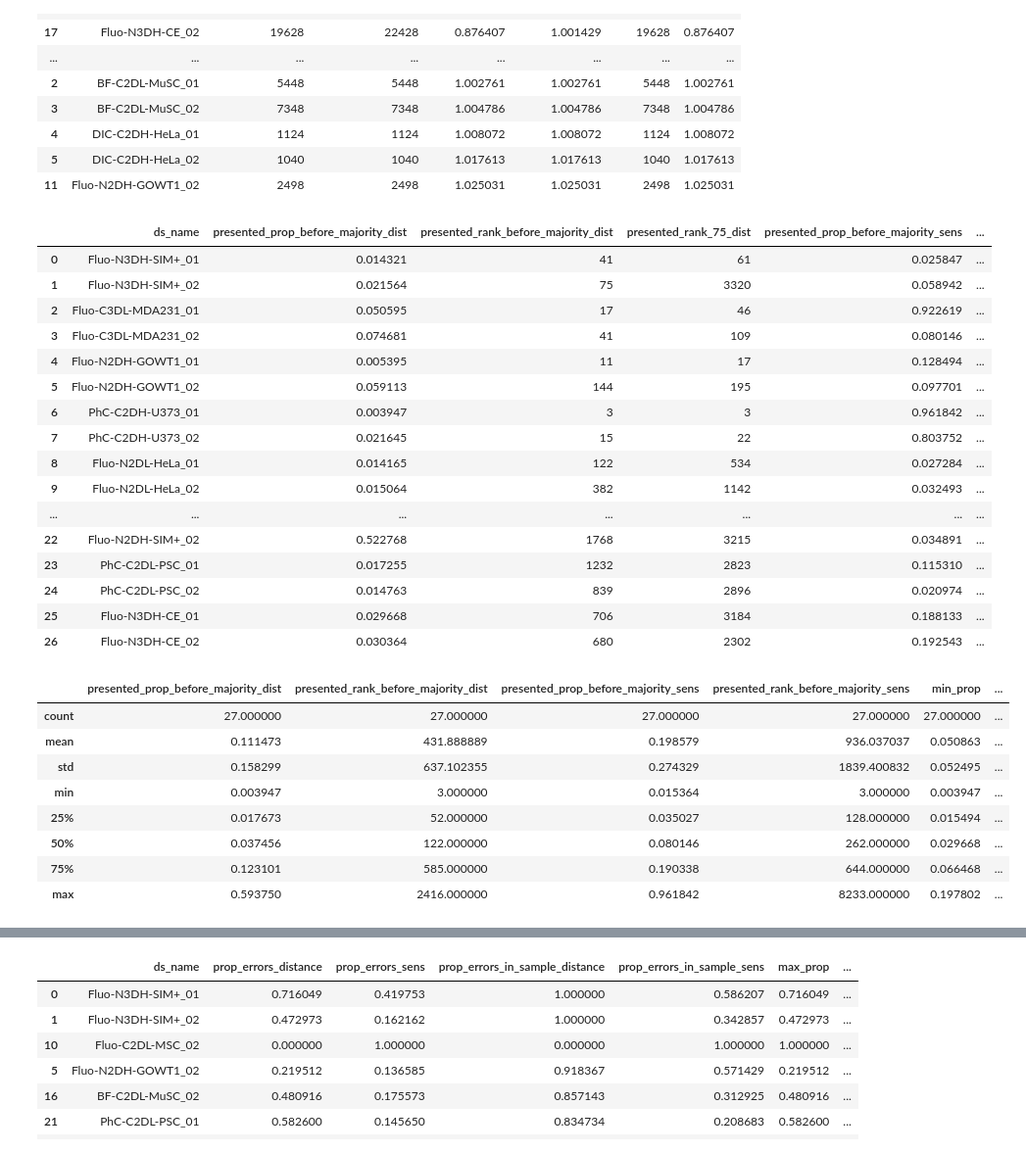
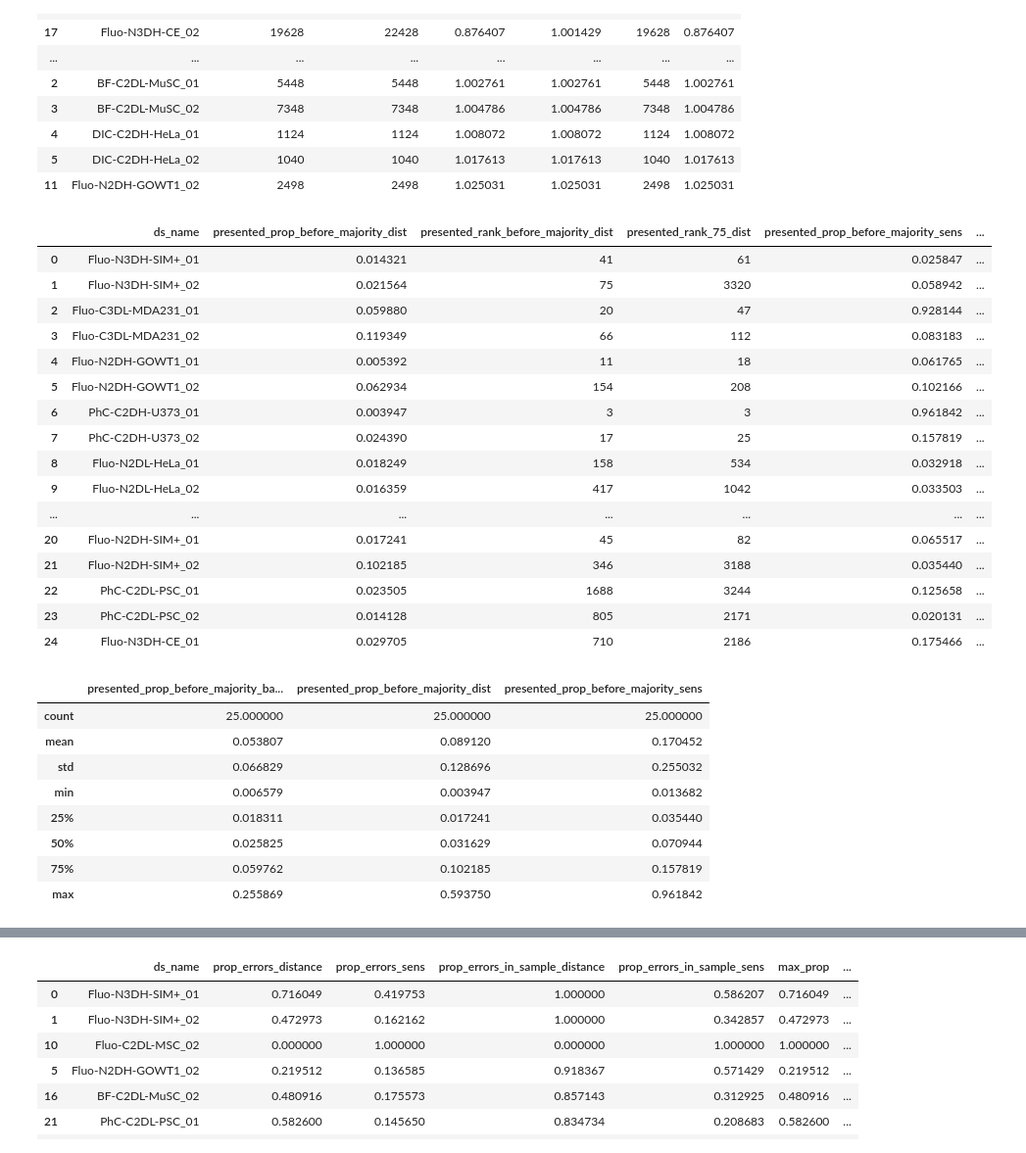
Before and after one commit to DragaDoncila/isbi25, a Jupyter notebook: plot_figures.ipynb, the cells around one changed output, grey strips where cells are left out. Shown at 98% size. Drawn from its saved outputs; the diff is of its cells as text; code cells hidden in the pictures.

```diff
--- a/plot_figures.ipynb
+++ b/plot_figures.ipynb
@@ -2,7 +2,7 @@
 import os
 import pandas as pd
 
-root_pth = '/home/ddon0001/PhD/experiments/error_sampling_ws_fa_fe_all1/'
+root_pth = '/home/ddon0001/PhD/experiments/error_sampling_ws_fa_fe/'
 all_ds_path = '/home/ddon0001/PhD/experiments/scaled/no_merges_all/solution_edges_datasets_with_FP_WS_FA_FE.csv'
 all_ds = pd.read_csv(all_ds_path)[['ds_name', 'solution_incorrect']]
 ds_names = all_ds['ds_name'].unique()
@@ -317,6 +321,9 @@ rank_75_dist = []
 presented_prop_before_majority_sens = []
 rank_sens = []
 rank_75_sens = []
+presented_prop_before_majority_bandit = []
+rank_bandit = []
+rank_75_bandits = []
 for ds_name in all_df.ds_name.unique():
     ds_names.append(ds_name)
     ds_edges = all_df[(all_df.ds_name == ds_name) & (all_df.u != -1) & (all_df.v != -1)]
@@ -348,6 +355,17 @@ for ds_name in all_df.ds_name.unique():
     rank_sens.append(presented_so_far_sensitivity)
     rank_75_sens.append(rank_75_sensitivity)
 
+    ds_edges_bandit_sorted = ds_edges.sort_values(by='bandit_rank_presented_rank')
+    ds_edges_bandit_sorted['prop_wrong_presented'] = ds_edges_bandit_sorted.solution_incorrect.cumsum() / ds_edges.solution_incorrect.sum()
+    majority_index = ds_edges_bandit_sorted.loc[ds_edges_bandit_sorted.prop_wrong_presented > 0.5].iloc[0]
+    quartile_index = ds_edges_bandit_sorted.loc[ds_edges_bandit_sorted.prop_wrong_presented > 0.75].iloc[0]
+    rank_75_bandit = quartile_index.bandit_rank_presented_rank
+    presented_so_far_bandit = majority_index.bandit_rank_presented_rank
+    presented_so_far_bandit_prop = presented_so_far_bandit / ds_edges_bandit_sorted.shape[0]
+    presented_prop_before_majority_bandit.append(presented_so_far_bandit_prop)
+    rank_bandit.append(presented_so_far_bandit)
+    rank_75_bandits.append(rank_75_bandit)
+
 presented_props = pd.DataFrame({
     'ds_name': ds_names,
     'presented_prop_before_majority_dist': presented_prop_before_majority_dist,
@@ -355,11 +373,14 @@ presented_props = pd.DataFrame({
     'presented_rank_75_dist': rank_75_dist,
     'presented_prop_before_majority_sens': presented_prop_before_majority_sens,
     'presented_rank_before_majority_sens': rank_sens,
-    'presented_rank_75_sens': rank_75_sens
+    'presented_rank_75_sens': rank_75_sens,
+    'presented_prop_before_majority_bandit': presented_prop_before_majority_bandit,
+    'presented_rank_before_majority_bandit': rank_bandit,
+    'presented_rank_75_bandit': rank_75_bandits
 
 })
-presented_props['min_prop'] = presented_props[['presented_prop_before_majority_dist', 'presented_prop_before_majority_sens']].min(axis=1)
-presented_props['min_rank'] = presented_props[['presented_rank_before_majority_dist', 'presented_rank_before_majority_sens']].min(axis=1)
+presented_props['min_prop'] = presented_props[['presented_prop_before_majority_dist', 'presented_prop_before_majority_sens', 'presented_rank_before_majority_bandit']].min(axis=1)
+presented_props['min_rank'] = presented_props[['presented_rank_before_majority_dist', 'presented_rank_before_majority_sens', 'presented_rank_before_majority_bandit']].min(axis=1)
 presented_props.sort_values(by='min_prop')
 presented_props.to_csv('presented_props.csv', index=False)
 presented_props
@@ -367,29 +388,29 @@ presented_props
 |  | ds_name | presented_prop_before_majority_dist | presented_rank_before_majority_dist | presented_rank_75_dist | presented_prop_before_majority_sens | ... |
 | 0 | Fluo-N3DH-SIM+_01 | 0.014321 | 41 | 61 | 0.025847 | ... |
 | 1 | Fluo-N3DH-SIM+_02 | 0.021564 | 75 | 3320 | 0.058942 | ... |
-| 2 | Fluo-C3DL-MDA231_01 | 0.050595 | 17 | 46 | 0.922619 | ... |
-| 3 | Fluo-C3DL-MDA231_02 | 0.074681 | 41 | 109 | 0.080146 | ... |
-| 4 | Fluo-N2DH-GOWT1_01 | 0.005395 | 11 | 17 | 0.128494 | ... |
-| 5 | Fluo-N2DH-GOWT1_02 | 0.059113 | 144 | 195 | 0.097701 | ... |
+| 2 | Fluo-C3DL-MDA231_01 | 0.059880 | 20 | 47 | 0.928144 | ... |
+| 3 | Fluo-C3DL-MDA231_02 | 0.119349 | 66 | 112 | 0.083183 | ... |
+| 4 | Fluo-N2DH-GOWT1_01 | 0.005392 | 11 | 18 | 0.061765 | ... |
+| 5 | Fluo-N2DH-GOWT1_02 | 0.062934 | 154 | 208 | 0.102166 | ... |
 | 6 | PhC-C2DH-U373_01 | 0.003947 | 3 | 3 | 0.961842 | ... |
-| 7 | PhC-C2DH-U373_02 | 0.021645 | 15 | 22 | 0.803752 | ... |
-| 8 | Fluo-N2DL-HeLa_01 | 0.014165 | 122 | 534 | 0.027284 | ... |
-| 9 | Fluo-N2DL-HeLa_02 | 0.015064 | 382 | 1142 | 0.032493 | ... |
+| 7 | PhC-C2DH-U373_02 | 0.024390 | 17 | 25 | 0.157819 | ... |
+| 8 | Fluo-N2DL-HeLa_01 | 0.018249 | 158 | 534 | 0.032918 | ... |
+| 9 | Fluo-N2DL-HeLa_02 | 0.016359 | 417 | 1042 | 0.033503 | ... |
 | ... | ... | ... | ... | ... | ... | ... |
-| 22 | Fluo-N2DH-SIM+_02 | 0.522768 | 1768 | 3215 | 0.034891 | ... |
-| 23 | PhC-C2DL-PSC_01 | 0.017255 | 1232 | 2823 | 0.115310 | ... |
-| 24 | PhC-C2DL-PSC_02 | 0.014763 | 839 | 2896 | 0.020974 | ... |
-| 25 | Fluo-N3DH-CE_01 | 0.029668 | 706 | 3184 | 0.188133 | ... |
-| 26 | Fluo-N3DH-CE_02 | 0.030364 | 680 | 2302 | 0.192543 | ... |
+| 20 | Fluo-N2DH-SIM+_01 | 0.017241 | 45 | 82 | 0.065517 | ... |
+| 21 | Fluo-N2DH-SIM+_02 | 0.102185 | 346 | 3188 | 0.035440 | ... |
+| 22 | PhC-C2DL-PSC_01 | 0.023505 | 1688 | 3244 | 0.125658 | ... |
+| 23 | PhC-C2DL-PSC_02 | 0.014128 | 805 | 2171 | 0.020131 | ... |
+| 24 | Fluo-N3DH-CE_01 | 0.029705 | 710 | 2186 | 0.175466 | ... |
 # %%
-presented_props.describe()
+presented_props[['presented_prop_before_majority_bandit', 'presented_prop_before_majority_dist', 'presented_prop_before_majority_sens']].describe()
 # %% [output]
-|  | presented_prop_before_majority_dist | presented_rank_before_majority_dist | presented_prop_before_majority_sens | presented_rank_before_majority_sens | min_prop | ... |
-| count | 27.000000 | 27.000000 | 27.000000 | 27.000000 | 27.000000 | ... |
-| mean | 0.111473 | 431.888889 | 0.198579 | 936.037037 | 0.050863 | ... |
-| std | 0.158299 | 637.102355 | 0.274329 | 1839.400832 | 0.052495 | ... |
-| min | 0.003947 | 3.000000 | 0.015364 | 3.000000 | 0.003947 | ... |
-| 25% | 0.017673 | 52.000000 | 0.035027 | 128.000000 | 0.015494 | ... |
-| 50% | 0.037456 | 122.000000 | 0.080146 | 262.000000 | 0.029668 | ... |
-| 75% | 0.123101 | 585.000000 | 0.190338 | 644.000000 | 0.066468 | ... |
-| max | 0.593750 | 2416.000000 | 0.961842 | 8233.000000 | 0.197802 | ... |
+|  | presented_prop_before_majority_ba... | presented_prop_before_majority_dist | presented_prop_before_majority_sens |
+| count | 25.000000 | 25.000000 | 25.000000 |
+| mean | 0.053807 | 0.089120 | 0.170452 |
+| std | 0.066829 | 0.128696 | 0.255032 |
+| min | 0.006579 | 0.003947 | 0.013682 |
+| 25% | 0.018311 | 0.017241 | 0.035440 |
+| 50% | 0.025825 | 0.031629 | 0.070944 |
+| 75% | 0.059762 | 0.102185 | 0.157819 |
+| max | 0.255869 | 0.593750 | 0.961842 |
```
Also changed, not shown: parts of 7 cells of this notebook, 1 other file.
